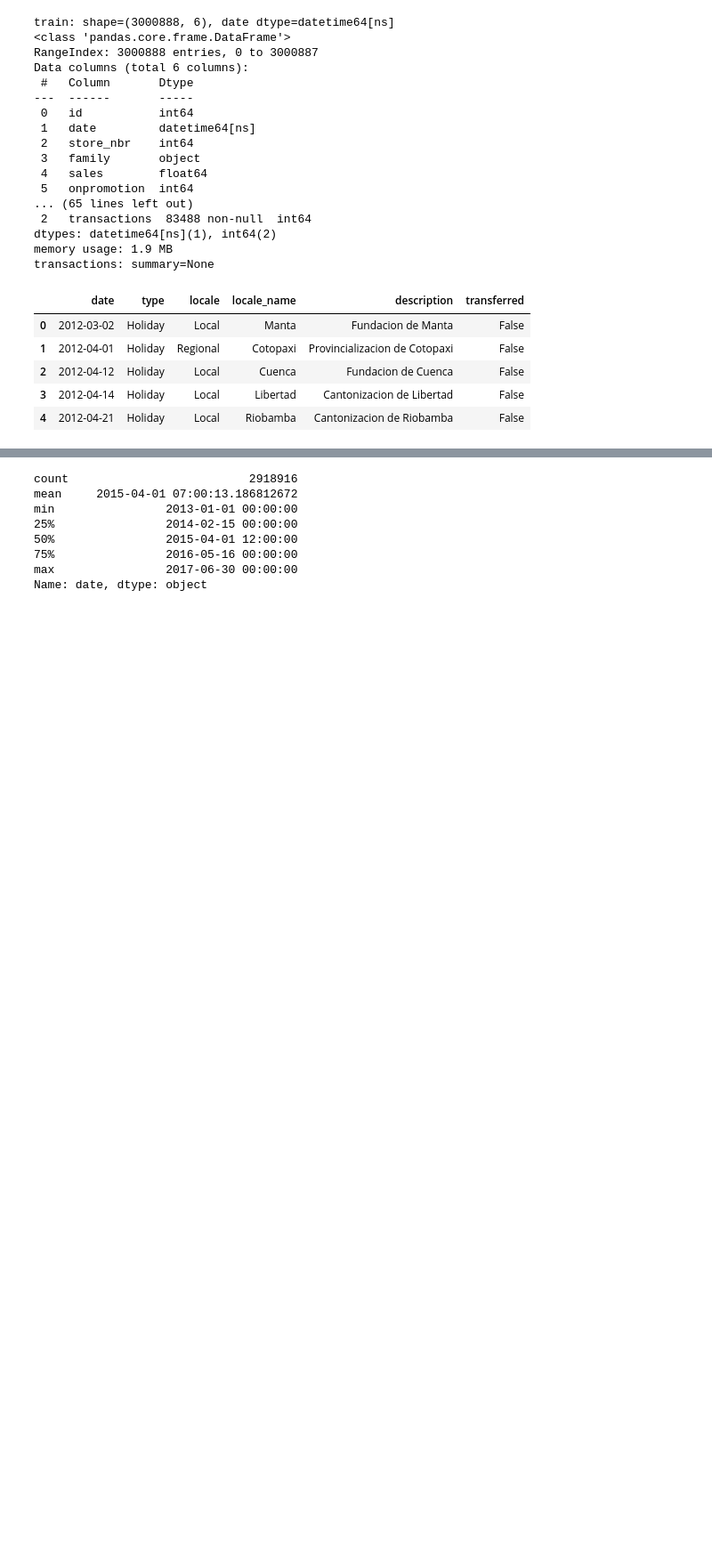
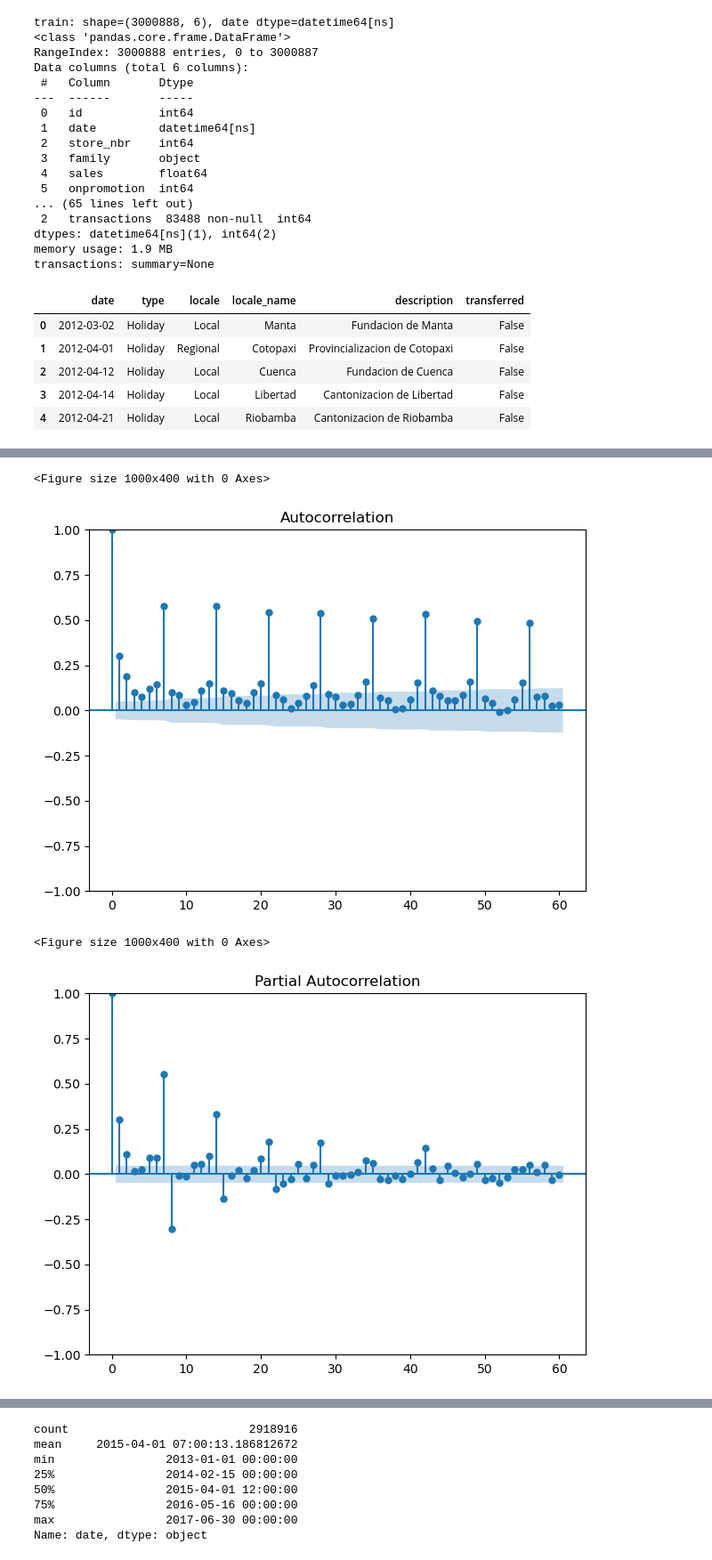
Before and after one commit to NeliDilkova/store-sales, a Jupyter notebook: notebooks/03_feature_engineering.ipynb, the cells around one changed output, grey strips where cells are left out. Shown at 89% size. Saved outputs shown, nothing was run; the diff lists cells and outputs as text; code cells hidden in the pictures; blank space fills up the shorter version.

```diff
--- a/notebooks/03_feature_engineering.ipynb
+++ b/notebooks/03_feature_engineering.ipynb
@@ -117,3 +222,21 @@ test_fe.to_csv(PROCESSED_DIR / "test_model_base.csv", index=False)
+# %%
+### ACF und PACF
+
+from statsmodels.graphics.tsaplots import plot_acf, plot_pacf
+import matplotlib.pyplot as plt
+
+plt.figure(figsize=(10, 4))
+plot_acf(ex_ts, lags=60)
+plt.tight_layout()
+
+plt.figure(figsize=(10, 4))
+plot_pacf(ex_ts, lags=60, method="ywm")
+plt.tight_layout()
+# %% [output]
+<Figure size 1000x400 with 0 Axes>
+[figure, added]
+<Figure size 1000x400 with 0 Axes>
+[figure, added]
 # %%
 ## Weitere Zeit-Features: Lags und Rolling-Means pro store/family
 
```
Also changed, not shown: parts of 34 cells of this notebook.
